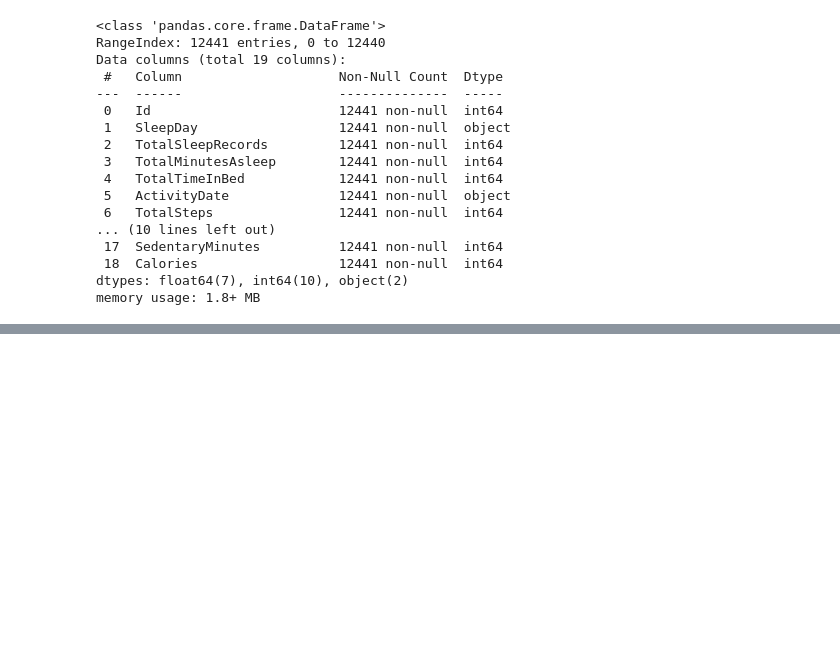
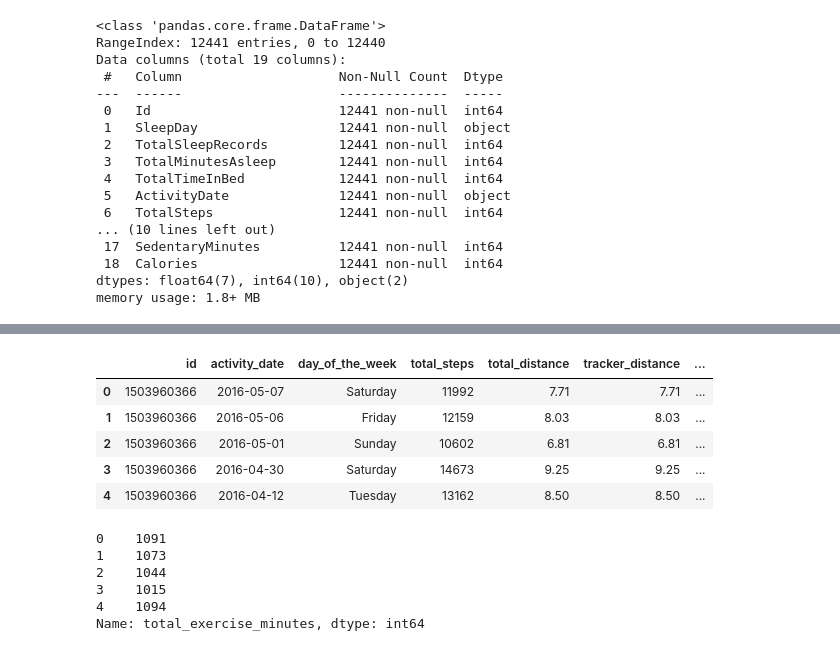
Before and after one commit to SheryllD/Project_SQL_Database, a Jupyter notebook: Data_Wrangling.ipynb, the cells around one changed output, grey strips where cells are left out. Saved outputs shown, nothing was run; the diff lists cells and outputs as text; code cells hidden in the pictures; blank space fills up the shorter version.

```diff
--- a/Data_Wrangling.ipynb
+++ b/Data_Wrangling.ipynb
@@ -198,0 +293,20 @@ memory usage: 1.8+ MB
+# %%
+fitbit_df.head()
+# %% [output]
+|  | id | activity_date | day_of_the_week | total_steps | total_distance | tracker_distance | ... |
+| 0 | 1503960366 | 2016-05-07 | Saturday | 11992 | 7.71 | 7.71 | ... |
+| 1 | 1503960366 | 2016-05-06 | Friday | 12159 | 8.03 | 8.03 | ... |
+| 2 | 1503960366 | 2016-05-01 | Sunday | 10602 | 6.81 | 6.81 | ... |
+| 3 | 1503960366 | 2016-04-30 | Saturday | 14673 | 9.25 | 9.25 | ... |
+| 4 | 1503960366 | 2016-04-12 | Tuesday | 13162 | 8.50 | 8.50 | ... |
+# %%
+# creating a new column "total_minutes" containing sum of total minutes.
+fitbit_df["total_exercise_minutes"] = fitbit_df["very_active_minutes"] + fitbit_df["fairly_active_minutes"] + fitbit_df["lightly_active_minutes"] + fitbit_df["sedentary_minutes"]
+fitbit_df["total_exercise_minutes"].head(5)
+# %% [output]
+0    1091
+1    1073
+2    1044
+3    1015
+4    1094
+Name: total_exercise_minutes, dtype: int64
```
Also changed, not shown: parts of 19 cells of this notebook.
